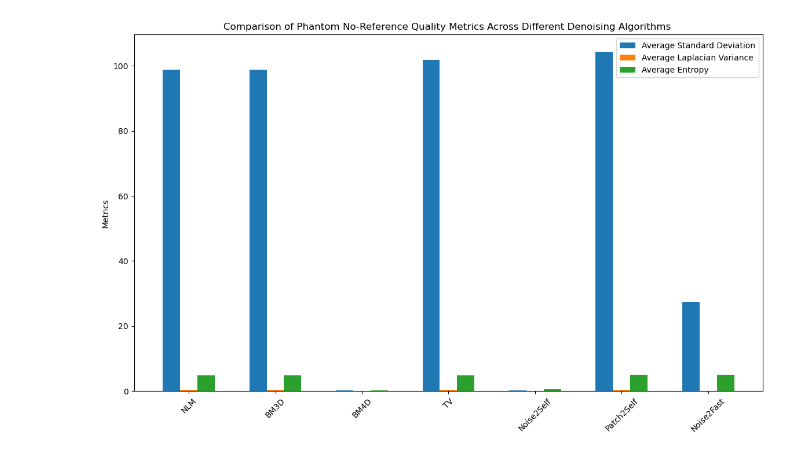
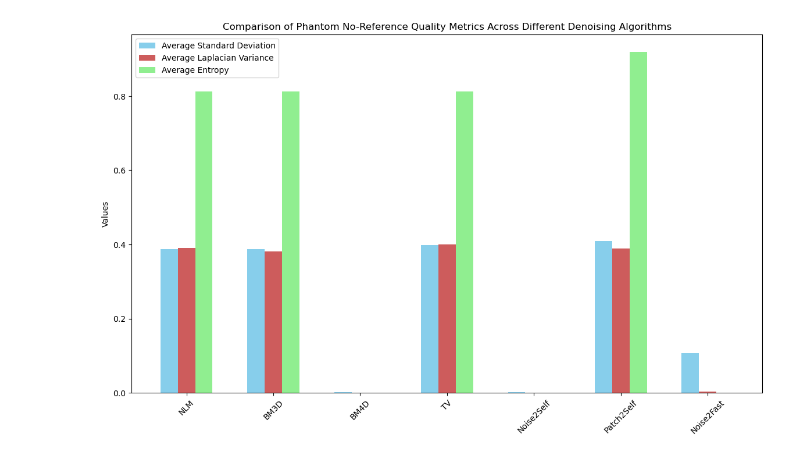
Before and after one commit to doro041/HonoursProject-CS4529-Blind-Denoising-Within-FFC-MRI, a Jupyter notebook: ProjectCode/Algorithms/TraditionalMethods/NoMetrics/MedicalPhantom.ipynb, the cells around one changed output. Cells and saved outputs as stored; diff of their text form; code cells hidden in the pictures.

```diff
--- a/ProjectCode/Algorithms/TraditionalMethods/NoMetrics/MedicalPhantom.ipynb
+++ b/ProjectCode/Algorithms/TraditionalMethods/NoMetrics/MedicalPhantom.ipynb
@@ -131,33 +147,34 @@ TypeError: 'numpy.float64' object is not iterable
 # %%
 import matplotlib.pyplot as plt
+import numpy as np
 
-# Example data
+# Updated data
 algorithms = ['NLM', 'BM3D', 'BM4D', 'TV', 'Noise2Self', 'Patch2Self', 'Noise2Fast']
-avg_std_devs = [98.7787, 98.7733, 0.2754, 101.8022, 0.2867, 104.4431, 27.3802]
-avg_laplacian_vars = [0.3902, 0.3816, 0.0292, 0.4007, 0.0308, 0.3883, 0.0031]
-avg_entropies = [4.8678, 4.7971, 0.1685, 4.8498, 0.4830, 4.9876, 5.0940]
+avg_std_devs = [0.3874, 0.3873, 0.0011, 0.3992, 0.0011, 0.4096, 0.1074]  # Updated average standard deviations
+avg_laplacian_vars = [0.3902, 0.3816, 0.0000, 0.4007, 0.0000, 0.3883, 0.0031]  # Updated average laplacian variances
+avg_entropies = [0.8120, 0.8116, 0.0000, 0.8123, 0.0000, 0.9197, 0.0000]  # Updated average entropies
 
 x = np.arange(len(algorithms))  # the label locations
 width = 0.2  # the width of the bars
 
 fig, ax = plt.subplots(figsize=(14, 8))
 
 # Plotting each metric
-ax.bar(x - width, avg_std_devs, width=width, label='Average Standard Deviation')
-ax.bar(x, avg_laplacian_vars, width=width, label='Average Laplacian Variance')
-ax.bar(x + width, avg_entropies, width=width, label='Average Entropy')
+ax.bar(x - width, avg_std_devs, width=width, label='Average Standard Deviation', color='SkyBlue')
+ax.bar(x, avg_laplacian_vars, width=width, label='Average Laplacian Variance', color='IndianRed')
+ax.bar(x + width, avg_entropies, width=width, label='Average Entropy', color='LightGreen')
 
 # Add some text for labels, title, and custom x-axis tick labels, etc.
-ax.set_ylabel('Metrics')
-ax.set_title('Comparison of Phantom No-Reference Quality Metrics Across Different Denoising Algorithms ')
+ax.set_ylabel('Values')
+ax.set_title('Comparison of Phantom No-Reference Quality Metrics Across Different Denoising Algorithms')
 
 ax.set_xticks(x)
 ax.set_xticklabels(algorithms)
 ax.legend()
 
 # Rotate the tick labels for better readability
 plt.xticks(rotation=45)
 
 plt.show()
 # %% [output]
-[figure, old version]
+[figure, new version]
```
Also changed, not shown: parts of 1 cell of this notebook, 47 other files.
